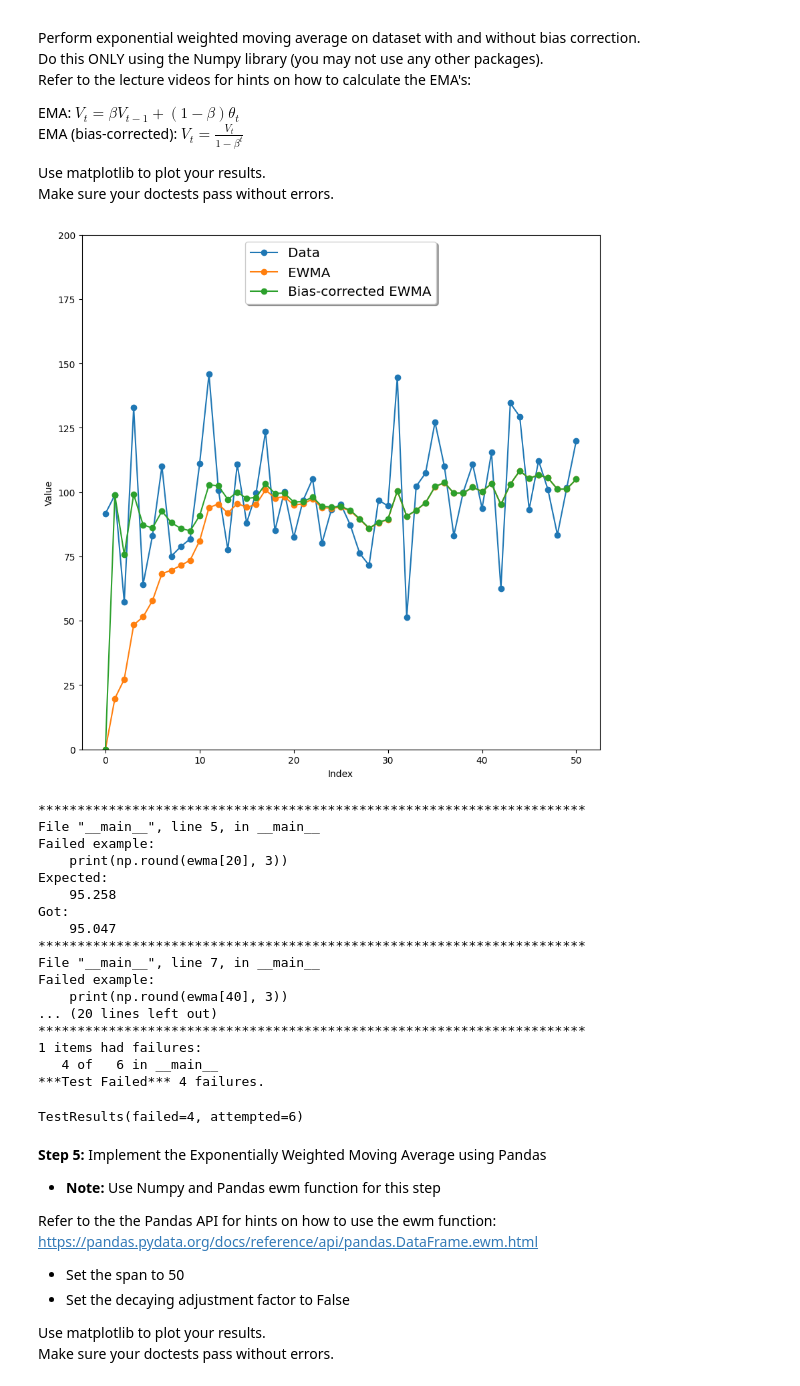
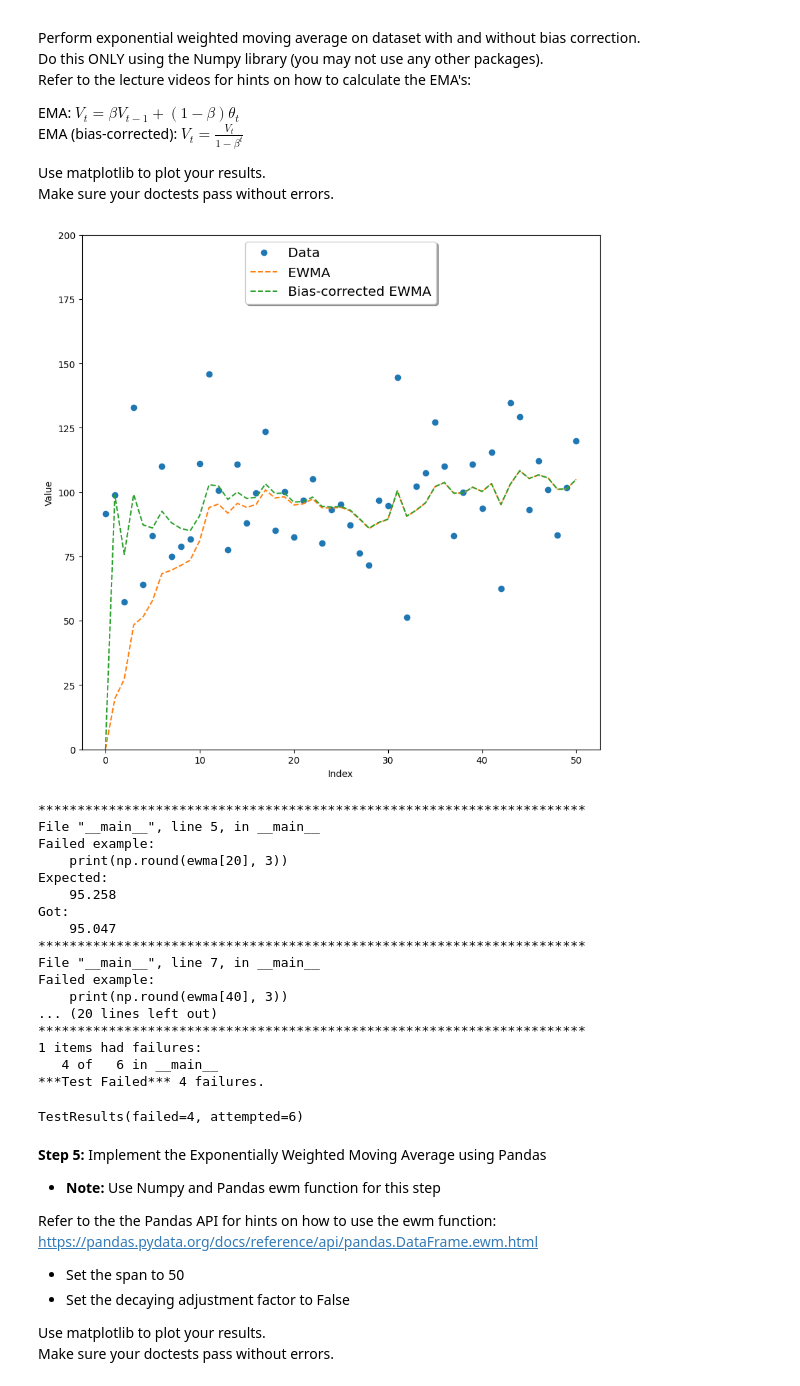
Before and after one commit to SahanaDil/UCSD-deep-neural-networks, a Jupyter notebook: ExpWeightedMovingAvg_Project.ipynb, the cells around one changed output. Drawn from its saved outputs; the diff is of its cells as text; code cells hidden in the pictures.

```diff
--- a/ExpWeightedMovingAvg_Project.ipynb
+++ b/ExpWeightedMovingAvg_Project.ipynb
@@ -188,38 +197,38 @@ Y_plot = Y[:M+1]
 f = plt.figure()
 f.set_figwidth(10)
 f.set_figheight(10)
-plt.plot(X_plot, Y_plot,'o-', label='Data')  #data
-plt.plot(X_plot, ewma,'o-', label='EWMA')  #ewma
-plt.plot(X_plot, ewma_biasCorrected,'o-', label='Bias-corrected EWMA')  #ewma_biaseCorrected
+plt.plot(X_plot, Y_plot,'o', label='Data')  #data
+plt.plot(X_plot, ewma,'--', label='EWMA')  #ewma
+plt.plot(X_plot, ewma_biasCorrected,'--', label='Bias-corrected EWMA')  #ewma_biaseCorrected
 
 plt.xlabel('Index')
 plt.ylabel('Value')
 plt.ylim(0,200)
 legend = plt.legend(loc='upper center', shadow=True, fontsize='x-large')
 plt.show()
 
 
 
 import doctest
 
 """
   >>> print(np.round(ewma[0], 3))
   0.0
   >>> print(np.round(ewma[20], 3))
   95.258
   >>> print(np.round(ewma[40], 3))
   100.266
   >>> print(np.round(ewma_biasCorrected[0], 3))
   0.0
   >>> print(np.round(ewma_biasCorrected[20], 3))
   96.37
   >>> print(np.round(ewma_biasCorrected[40], 3))
   100.279
 """
 
 doctest.testmod()
 # %% [output]
-[figure, old version]
+[figure, new version]
 **********************************************************************
 File "__main__", line 5, in __main__
 Failed example:
```
Also changed, not shown: parts of 2 cells of this notebook.
